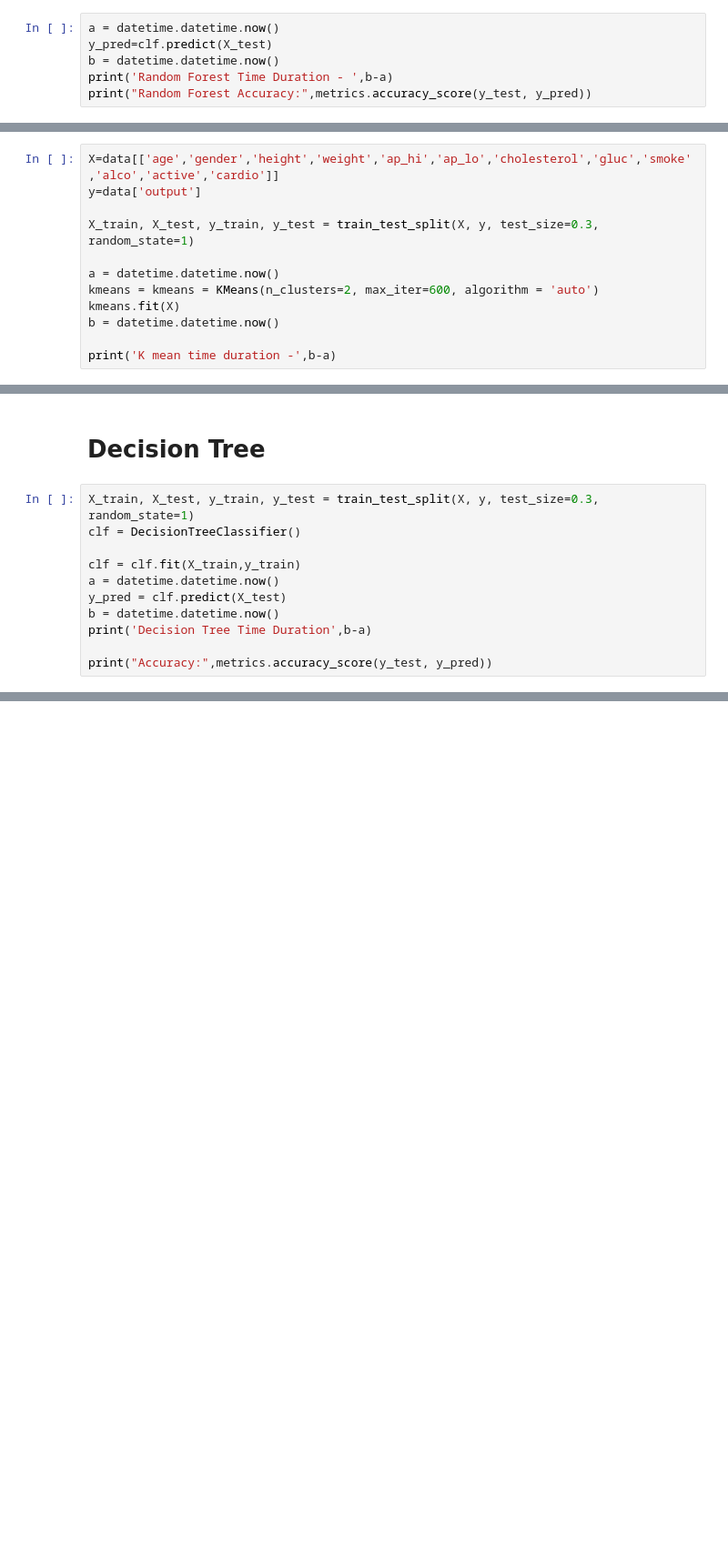
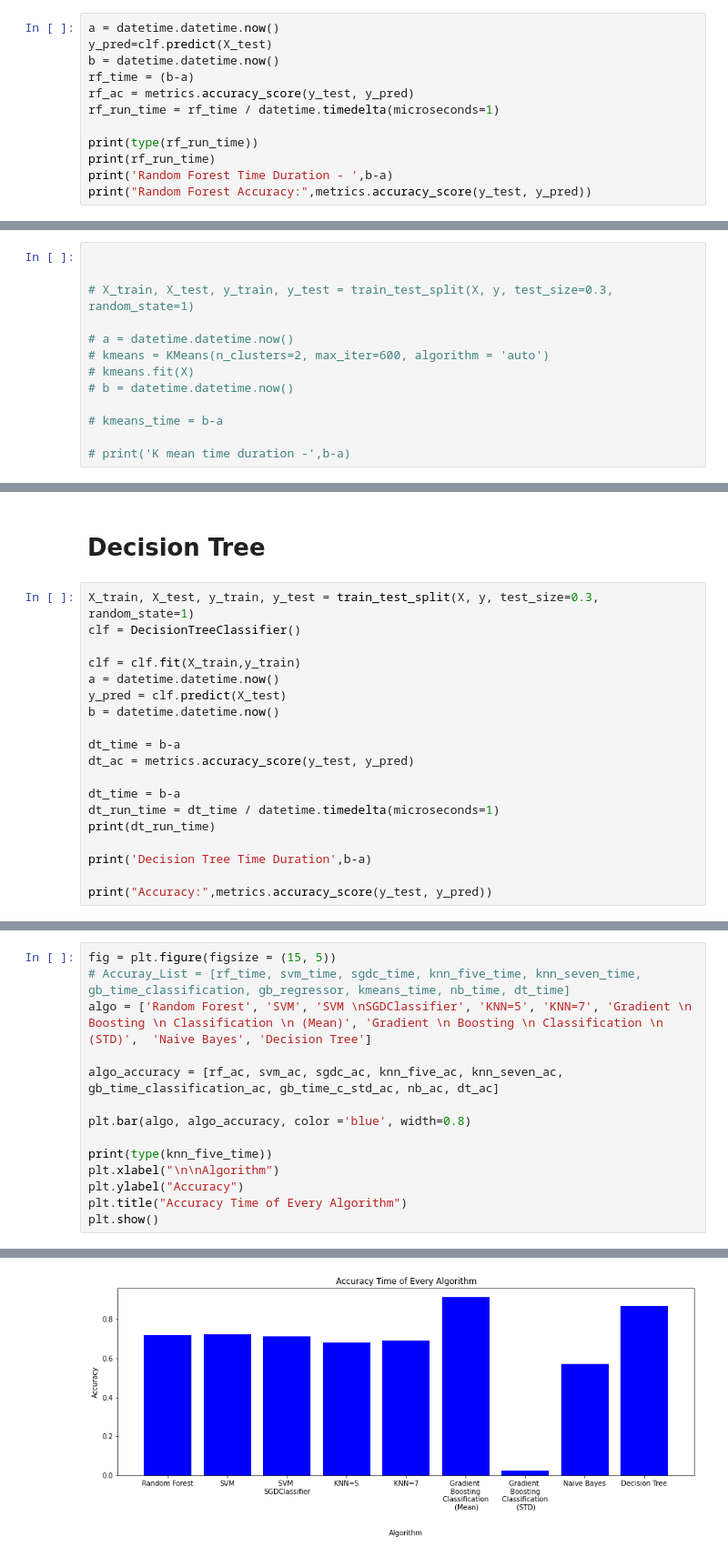
Before and after one commit to Yeasir-Hossain/Thesis, a Jupyter notebook: Dataset_Sklearn.ipynb, the cells around one changed output, grey strips where cells are left out. Shown: that part at 91% size. Cells and saved outputs as stored; diff of their text form; blank space fills up the shorter version.

```diff
--- a/Dataset_Sklearn.ipynb
+++ b/Dataset_Sklearn.ipynb
@@ -67,6 +126,12 @@ RandomForestClassifier()
 a = datetime.datetime.now()
 y_pred=clf.predict(X_test)
 b = datetime.datetime.now()
+rf_time = (b-a)
+rf_ac = metrics.accuracy_score(y_test, y_pred)
+rf_run_time = rf_time / datetime.timedelta(microseconds=1)
+
+print(type(rf_run_time))
+print(rf_run_time)
 print('Random Forest Time Duration - ',b-a)
 print("Random Forest Accuracy:",metrics.accuracy_score(y_test, y_pred))
 # %% [output]
@@ -212,14 +335,15 @@ Gradient Boosting Machine for Regression : -11.848 (1.125)
 # %% [markdown]
 # K means
 # %%
-X=data[['age','gender','height','weight','ap_hi','ap_lo','cholesterol','gluc','smoke','alco','active','cardio']]
-y=data['output']
 
-X_train, X_test, y_train, y_test = train_test_split(X, y, test_size=0.3, random_state=1)
 
-a = datetime.datetime.now()
-kmeans = kmeans = KMeans(n_clusters=2, max_iter=600, algorithm = 'auto')
-kmeans.fit(X)
-b = datetime.datetime.now()
+# X_train, X_test, y_train, y_test = train_test_split(X, y, test_size=0.3, random_state=1)
 
-print('K mean time duration -',b-a)
+# a = datetime.datetime.now()
+# kmeans = KMeans(n_clusters=2, max_iter=600, algorithm = 'auto')
+# kmeans.fit(X)
+# b = datetime.datetime.now()
+
+# kmeans_time = b-a
+
+# print('K mean time duration -',b-a)
@@ -254,6 +383,14 @@ clf = clf.fit(X_train,y_train)
 a = datetime.datetime.now()
 y_pred = clf.predict(X_test)
 b = datetime.datetime.now()
+
+dt_time = b-a
+dt_ac = metrics.accuracy_score(y_test, y_pred)
+
+dt_time = b-a
+dt_run_time = dt_time / datetime.timedelta(microseconds=1)
+print(dt_run_time)
+
 print('Decision Tree Time Duration',b-a)
 
 print("Accuracy:",metrics.accuracy_score(y_test, y_pred))
@@ -262,0 +403,15 @@ Accuracy: 0.6344285714285715
+# %%
+fig = plt.figure(figsize = (15, 5))
+# Accuray_List = [rf_time, svm_time, sgdc_time, knn_five_time, knn_seven_time, gb_time_classification, gb_regressor, kmeans_time, nb_time, dt_time]
+algo = ['Random Forest', 'SVM', 'SVM \nSGDClassifier', 'KNN=5', 'KNN=7', 'Gradient \n Boosting \n Classification \n (Mean)', 'Gradient \n Boosting \n Classification \n (STD)',  'Naive Bayes', 'Decision Tree']
+
+algo_accuracy = [rf_ac, svm_ac, sgdc_ac, knn_five_ac, knn_seven_ac, gb_time_classification_ac, gb_time_c_std_ac, nb_ac, dt_ac]
+
+plt.bar(algo, algo_accuracy, color ='blue', width=0.8)
+
+print(type(knn_five_time))
+plt.xlabel("\n\nAlgorithm")
+plt.ylabel("Accuracy")
+plt.title("Accuracy Time of Every Algorithm")
+plt.show()
+# %% [output]
@@ -262,0 +419 @@ Accuracy: 0.6344285714285715
+[figure, added]
```
Also changed, not shown: parts of 24 cells of this notebook.
